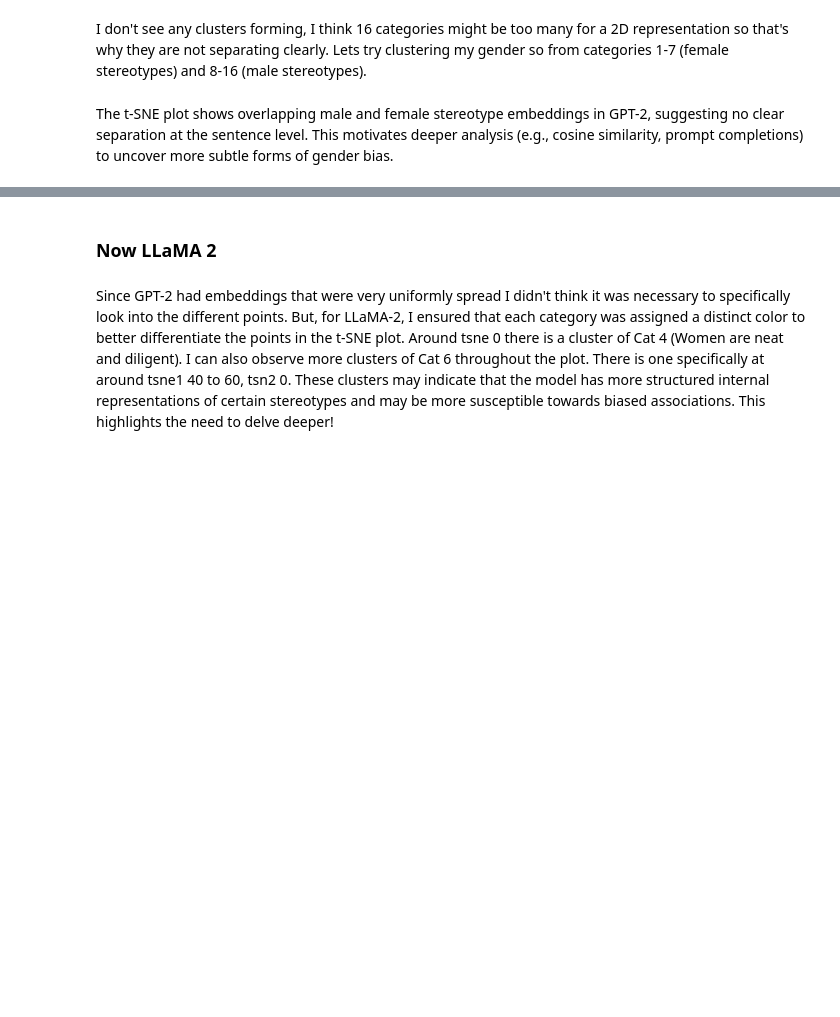
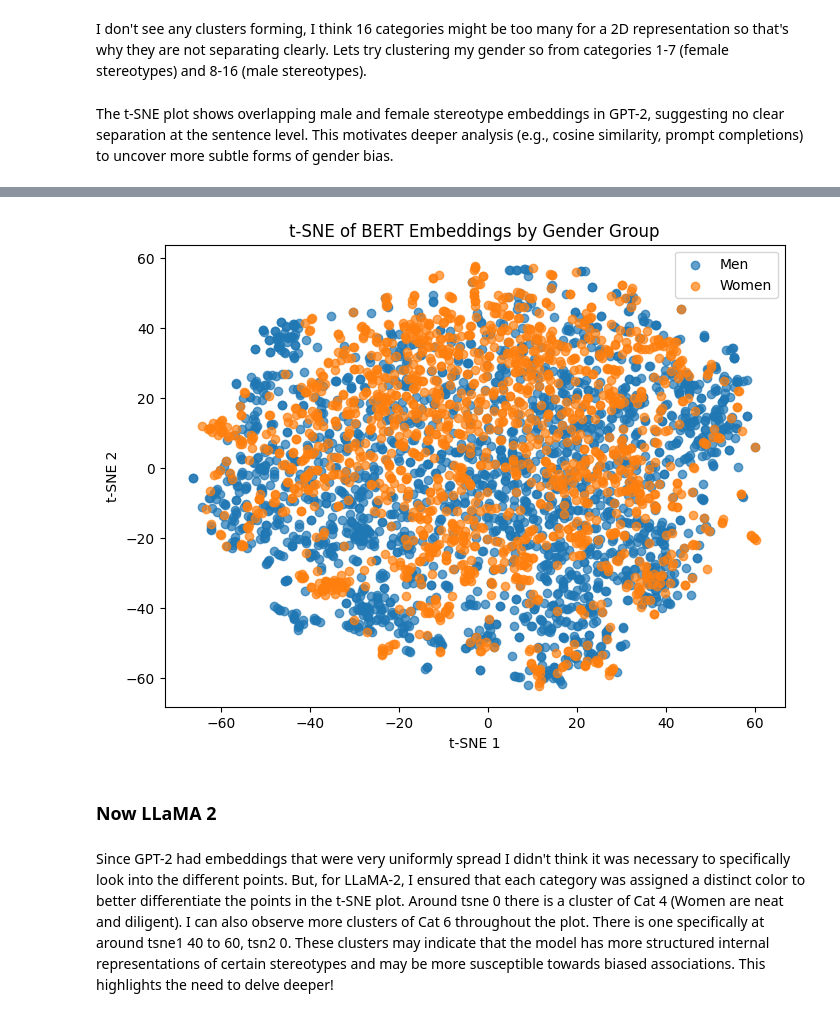
Before and after one commit to andreavalll/master_thesis_andrea, a Jupyter notebook: EDA_final.ipynb, the cells around one changed output, grey strips where cells are left out. Drawn from its saved outputs; the diff is of its cells as text; code cells hidden in the pictures; blank space fills up the shorter version.

```diff
--- a/EDA_final.ipynb
+++ b/EDA_final.ipynb
@@ -248,3 +310,19 @@ The t-SNE plot shows overlapping male and female stereotype embeddings in GPT-2,
+# %%
+# Embeddings per gender group, men and women stereotypes
+embeddings_df["gender_group"] = embeddings_df["stereotype"].apply(lambda x: "Women" if x <= 7 else "Men")
+
+plt.figure(figsize=(8, 6))
+for group in sorted(embeddings_df["gender_group"].unique()):
+    subset = embeddings_df[embeddings_df["gender_group"] == group]
+    plt.scatter(subset["tsne_x"], subset["tsne_y"], label=group, alpha=0.7)
+plt.title("t-SNE of BERT Embeddings by Gender Group")
+plt.xlabel("t-SNE 1")
+plt.ylabel("t-SNE 2")
+plt.legend()
+plt.savefig("BERT_Embeddings_gender.png", dpi=300)
+plt.show()
+# %% [output]
+[figure, added]
 # %% [markdown]
 ### Now LLaMA 2
 # %%
```
Also changed, not shown: parts of 12 cells of this notebook.
